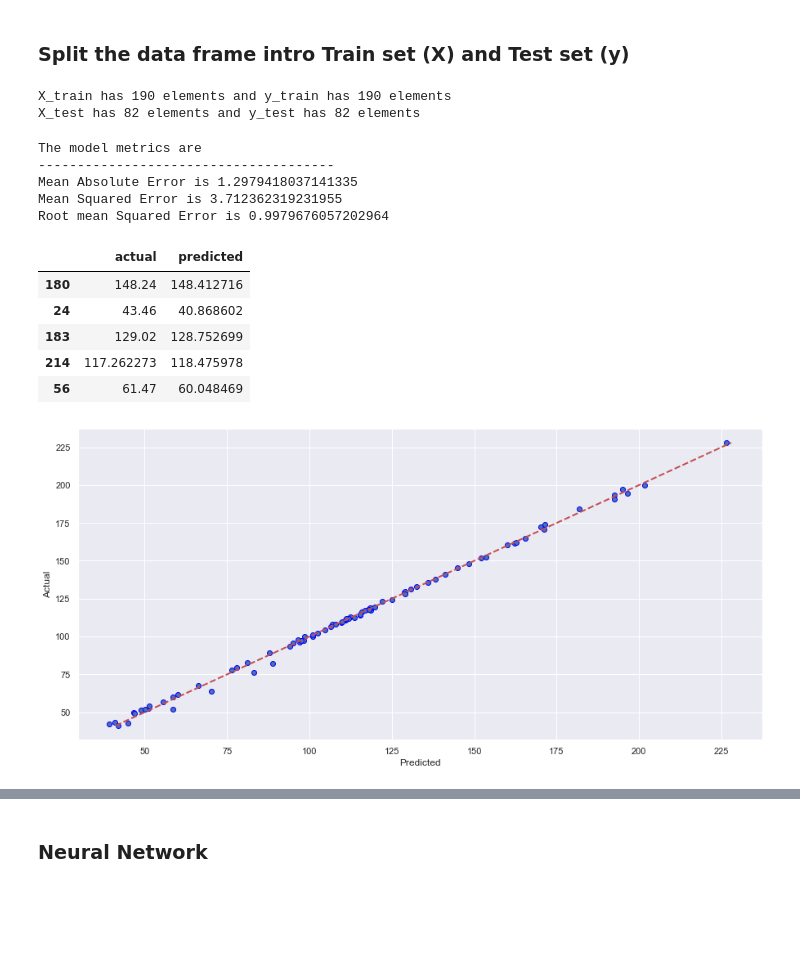
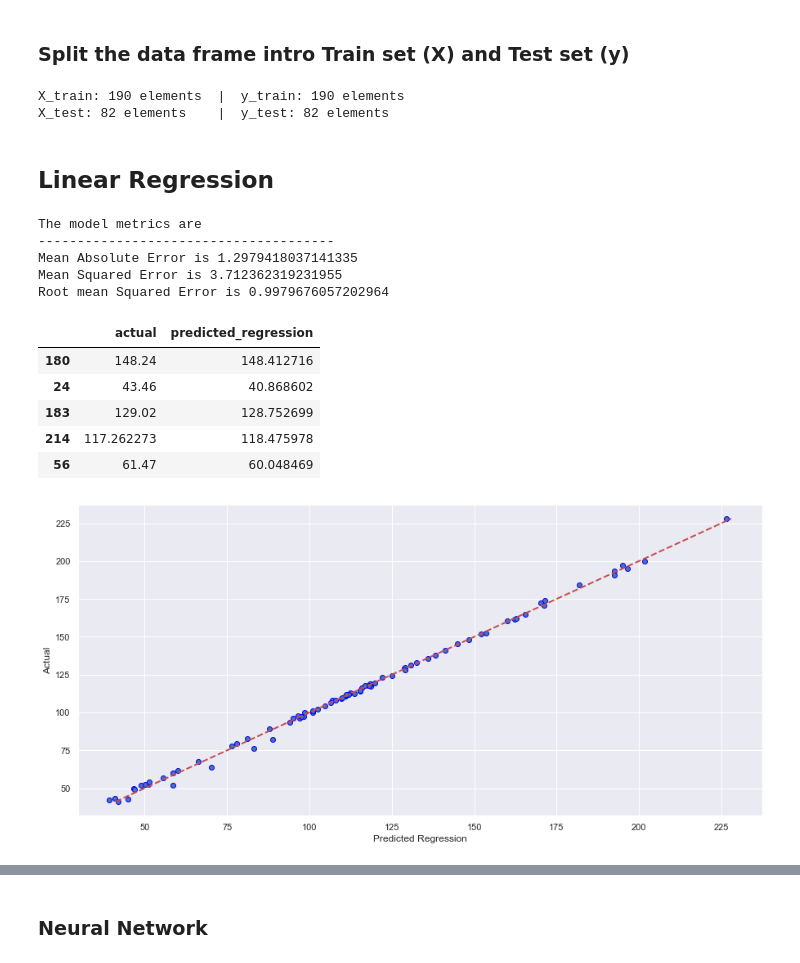
Before and after one commit to montwa/Ryerson, a Jupyter notebook: Coffee Price Regression Analysis.ipynb, the cells around one changed output, grey strips where cells are left out. Drawn from its saved outputs; the diff is of its cells as text; code cells hidden in the pictures; blank space fills up the shorter version.

```diff
--- a/Coffee Price Regression Analysis.ipynb
+++ b/Coffee Price Regression Analysis.ipynb
@@ -19,13 +19,13 @@ Libraries have been imported !
 #### Open the excel file and open the sheet named:  '6. Precio OIC Mensual'
 #### Delete the first 5 Rows and rename the Columns
 # %%
-url = 'https://federaciondecafeteros.org/app/uploads/2020/01/Precios-%C3%A1rea-y-producci%C3%B3n-de-caf%C3%A9.xlsx'
+#file = 'https://federaciondecafeteros.org/app/uploads/2020/01/Precios-%C3%A1rea-y-producci%C3%B3n-de-caf%C3%A9.xlsx'
 # to use a file
-#file = pd.ExcelFile('coffee prices.xlsx')
+file = pd.ExcelFile('coffee prices.xlsx')
 
 # name of the sheet '6. Precio OIC Mensual'
-df = pd.read_excel(url, sheet_name = '6. Precio OIC Mensual')
 #df = pd.read_excel(file, sheet_name = '6. Precio OIC Mensual')
+df = pd.read_excel(file, sheet_name = '6. Precio OIC Mensual')
 
 df.head()
 # %% [output]
@@ -351,19 +373,21 @@ from sklearn.model_selection import train_test_split
 # create X_train,X_test,y_train,y_test FROM the variables X and y, using 30% of the dataset for testing.
 X_train, X_test, y_train, y_test = train_test_split(X,y, test_size = 0.3, random_state=10)
 
-print(f'X_train has {len(X_train)} elements and y_train has {len(y_train)} elements')
-print(f'X_test has {len(X_test)} elements and y_test has {len(y_test)} elements')
+print(f'X_train: {len(X_train)} elements  |  y_train: {len(y_train)} elements')
+print(f'X_test: {len(X_test)} elements    |  y_test: {len(y_test)} elements')
 # %% [output]
-X_train has 190 elements and y_train has 190 elements
-X_test has 82 elements and y_test has 82 elements
+X_train: 190 elements  |  y_train: 190 elements
+X_test: 82 elements    |  y_test: 82 elements
+# %% [markdown]
+## Linear Regression
 # %%
 # create the linear regression model, train it and obtain a prediction
 from sklearn.linear_model import LinearRegression
 
-regression = LinearRegression()
-regression.fit(X_train, y_train)
+model_regression = LinearRegression()
+model_regression.fit(X_train, y_train)
 
-y_test_predicted = regression.predict(X_test)
+predicted_regression = model_regression.predict(X_test)
 # %%
 #https://www.datacourses.com/evaluation-of-regression-models-in-scikit-learn-846/
 
@@ -388,10 +412,10 @@ Root mean Squared Error is 0.9979676057202964
 # %%
 results = pd.DataFrame()
 results['actual'] = y_test
-results['predicted'] = y_test_predicted
+results['predicted_regression'] = predicted_regression
 results.head(5)
 # %% [output]
-|  | actual | predicted |
+|  | actual | predicted_regression |
 | 180 | 148.24 | 148.412716 |
 | 24 | 43.46 | 40.868602 |
 | 183 | 129.02 | 128.752699 |
@@ -419,24 +443,24 @@ results.head(5)
 # %%
 # axes and size
 fig = plt.figure(figsize = [15,7])
 ax = fig.add_subplot()
 
 # draws a scater plot wit results_predict and results
-ax.scatter(results.predicted, results.actual, edgecolors=(0, 0, 1))
+ax.scatter(results.predicted_regression, results.actual, edgecolors=(0, 0, 1))
 
 # draws the line
 ax.plot([results.actual.min(), results.actual.max()], [results.actual.min(), results.actual.max()], 'r--', lw=2)
 
 # set label in X
-ax.set_xlabel('Predicted')
+ax.set_xlabel('Predicted Regression')
 
 # set label in Y
 ax.set_ylabel('Actual')
 
 # to show the plot
 plt.show()
 # %% [output]
-[figure, old version]
+[figure, new version]
 # %%
 # Plotting Actual price vs predicted price
 results.plot(kind='bar',figsize=(25,15))
```
Also changed, not shown: parts of 43 cells of this notebook, 3 other files.
